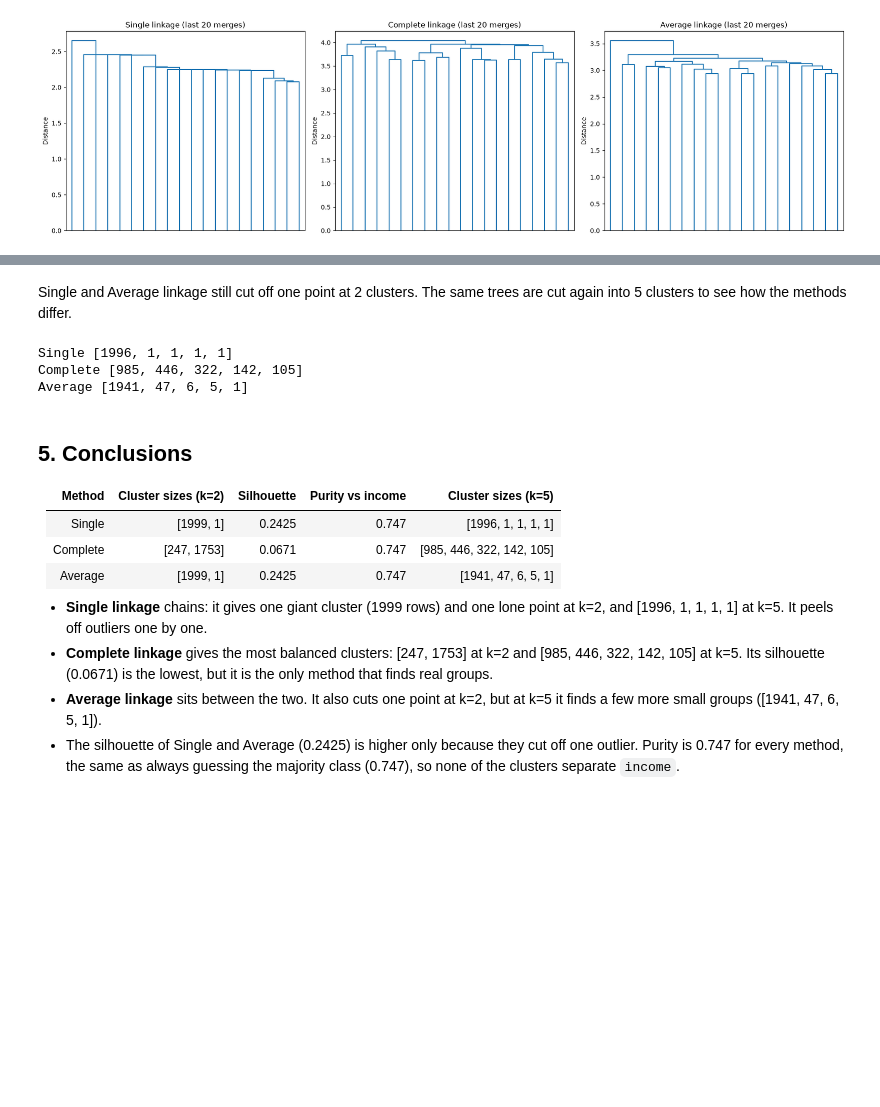
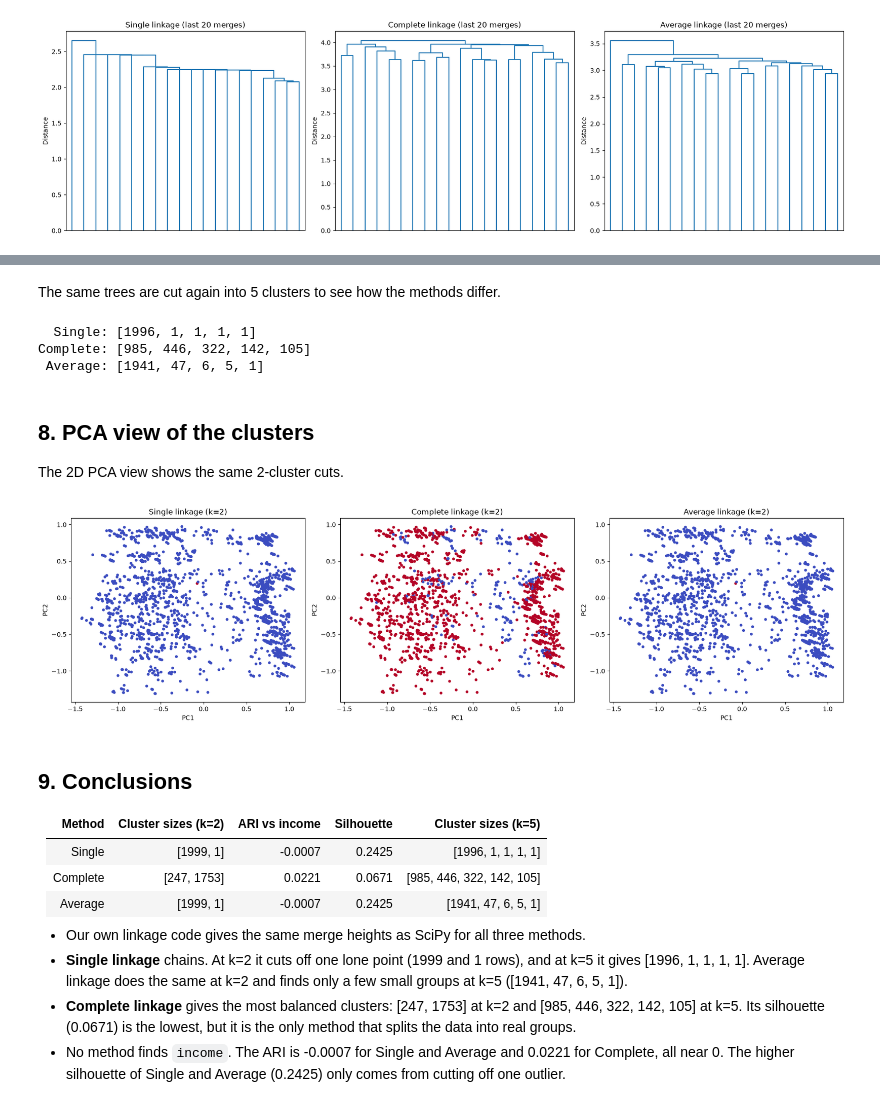
Before and after one commit to HyuseCS/CS412_Elec1, a Jupyter notebook: Week 11/Lab_Work/Legaspi_Week_11.ipynb, the cells around one changed output, grey strips where cells are left out. Saved outputs shown, nothing was run; the diff lists cells and outputs as text; code cells hidden in the pictures; blank space fills up the shorter version.

Commit message:
Implement Week 11 linkage methods by hand
Single, complete and average linkage written with the Lance-Williams update and checked against SciPy, with crosstabs, ARI, k=5 cut and a PCA view.

```diff
--- a/Week 11/Lab_Work/Legaspi_Week_11.ipynb
+++ b/Week 11/Lab_Work/Legaspi_Week_11.ipynb
@@ -78,0 +88,3 @@ Income share in sample: 0.253
+# %%
+D = squareform(pdist(X, metric="euclidean"))
+print("Distance matrix shape:", D.shape)
@@ -79,7 +151,4 @@ Income share in sample: 0.253
 # %%
-methods = ["single", "complete", "average"]
-trees = {m: linkage(X, method=m, metric="euclidean") for m in methods}
-
 fig, axes = plt.subplots(1, 3, figsize=(18, 5))
 for ax, m in zip(axes, methods):
     dendrogram(trees[m], truncate_mode="lastp", p=20, ax=ax, no_labels=True)
@@ -94,11 +160,0 @@ plt.show()
-# %%
-rows = []
-for m in methods:
-    labels = fcluster(trees[m], t=2, criterion="maxclust")
-    sizes = np.bincount(labels)[1:]
-    purity = sum(np.bincount(y[labels == c]).max() for c in np.unique(labels)) / len(y)
-    rows.append({"Method": m.capitalize(), "Cluster sizes": sizes.tolist(),
-                 "Silhouette": round(silhouette_score(X, labels), 4),
-                 "Purity vs income": round(purity, 4)})
-print(pd.DataFrame(rows).to_string(index=False))
-print("Majority-class baseline:", round(max(y.mean(), 1 - y.mean()), 4))
@@ -110,0 +165,13 @@ Majority-class baseline: 0.747
+# %%
+k = 2
+results = []
+for m in methods:
+    labels = fcluster(trees[m], t=k, criterion="maxclust")
+    results.append({"Linkage": m.capitalize(),
+                    "Cluster sizes": np.bincount(labels)[1:].tolist(),
+                    "ARI vs income": round(adjusted_rand_score(y, labels), 4),
+                    "Silhouette": round(silhouette_score(X, labels), 4)})
+    print(f"\n{m.capitalize()} linkage")
+    print(pd.crosstab(labels, y, rownames=["cluster"], colnames=["income"]))
+print()
+print(pd.DataFrame(results).to_string(index=False))
@@ -111,23 +196,39 @@ Majority-class baseline: 0.747
 # %% [markdown]
-Single and Average linkage still cut off one point at 2 clusters. The same trees are cut again into 5 clusters to see how the methods differ.
+The same trees are cut again into 5 clusters to see how the methods differ.
 # %%
 for m in methods:
     labels = fcluster(trees[m], t=5, criterion="maxclust")
-    print(m.capitalize(), sorted(np.bincount(labels)[1:].tolist(), reverse=True))
+    print(f"{m.capitalize():>8}:", sorted(np.bincount(labels)[1:].tolist(), reverse=True))
 # %% [output]
-Single [1996, 1, 1, 1, 1]
-Complete [985, 446, 322, 142, 105]
-Average [1941, 47, 6, 5, 1]
+  Single: [1996, 1, 1, 1, 1]
+Complete: [985, 446, 322, 142, 105]
+ Average: [1941, 47, 6, 5, 1]
+# %% [markdown]
+## 8. PCA view of the clusters
+
+The 2D PCA view shows the same 2-cluster cuts.
+# %%
+pcs = PCA(n_components=2).fit_transform(X)
+fig, axes = plt.subplots(1, 3, figsize=(18, 5))
+for ax, m in zip(axes, methods):
+    ax.scatter(pcs[:, 0], pcs[:, 1], c=fcluster(trees[m], t=k, criterion="maxclust"), cmap="coolwarm", s=12)
+    ax.set_title(f"{m.capitalize()} linkage (k={k})")
+    ax.set_xlabel("PC1")
+    ax.set_ylabel("PC2")
+plt.tight_layout()
+plt.show()
+# %% [output]
+[figure, added]
 # %% [markdown]
-## 5. Conclusions
+## 9. Conclusions
 
-| Method | Cluster sizes (k=2) | Silhouette | Purity vs income | Cluster sizes (k=5) |
+| Method | Cluster sizes (k=2) | ARI vs income | Silhouette | Cluster sizes (k=5) |
 |---|---|---|---|---|
-| Single | [1999, 1] | 0.2425 | 0.747 | [1996, 1, 1, 1, 1] |
-| Complete | [247, 1753] | 0.0671 | 0.747 | [985, 446, 322, 142, 105] |
-| Average | [1999, 1] | 0.2425 | 0.747 | [1941, 47, 6, 5, 1] |
+| Single | [1999, 1] | -0.0007 | 0.2425 | [1996, 1, 1, 1, 1] |
+| Complete | [247, 1753] | 0.0221 | 0.0671 | [985, 446, 322, 142, 105] |
+| Average | [1999, 1] | -0.0007 | 0.2425 | [1941, 47, 6, 5, 1] |
 
-- **Single linkage** chains: it gives one giant cluster (1999 rows) and one lone point at k=2, and [1996, 1, 1, 1, 1] at k=5. It peels off outliers one by one.
-- **Complete linkage** gives the most balanced clusters: [247, 1753] at k=2 and [985, 446, 322, 142, 105] at k=5. Its silhouette (0.0671) is the lowest, but it is the only method that finds real groups.
-- **Average linkage** sits between the two. It also cuts one point at k=2, but at k=5 it finds a few more small groups ([1941, 47, 6, 5, 1]).
-- The silhouette of Single and Average (0.2425) is higher only because they cut off one outlier. Purity is 0.747 for every method, the same as always guessing the majority class (0.747), so none of the clusters separate `income`.
+- Our own linkage code gives the same merge heights as SciPy for all three methods.
+- **Single linkage** chains. At k=2 it cuts off one lone point (1999 and 1 rows), and at k=5 it gives [1996, 1, 1, 1, 1]. Average linkage does the same at k=2 and finds only a few small groups at k=5 ([1941, 47, 6, 5, 1]).
+- **Complete linkage** gives the most balanced clusters: [247, 1753] at k=2 and [985, 446, 322, 142, 105] at k=5. Its silhouette (0.0671) is the lowest, but it is the only method that splits the data into real groups.
+- No method finds `income`. The ARI is -0.0007 for Single and Average and 0.0221 for Complete, all near 0. The higher silhouette of Single and Average (0.2425) only comes from cutting off one outlier.
```
Also changed, not shown: parts of 14 cells of this notebook.
